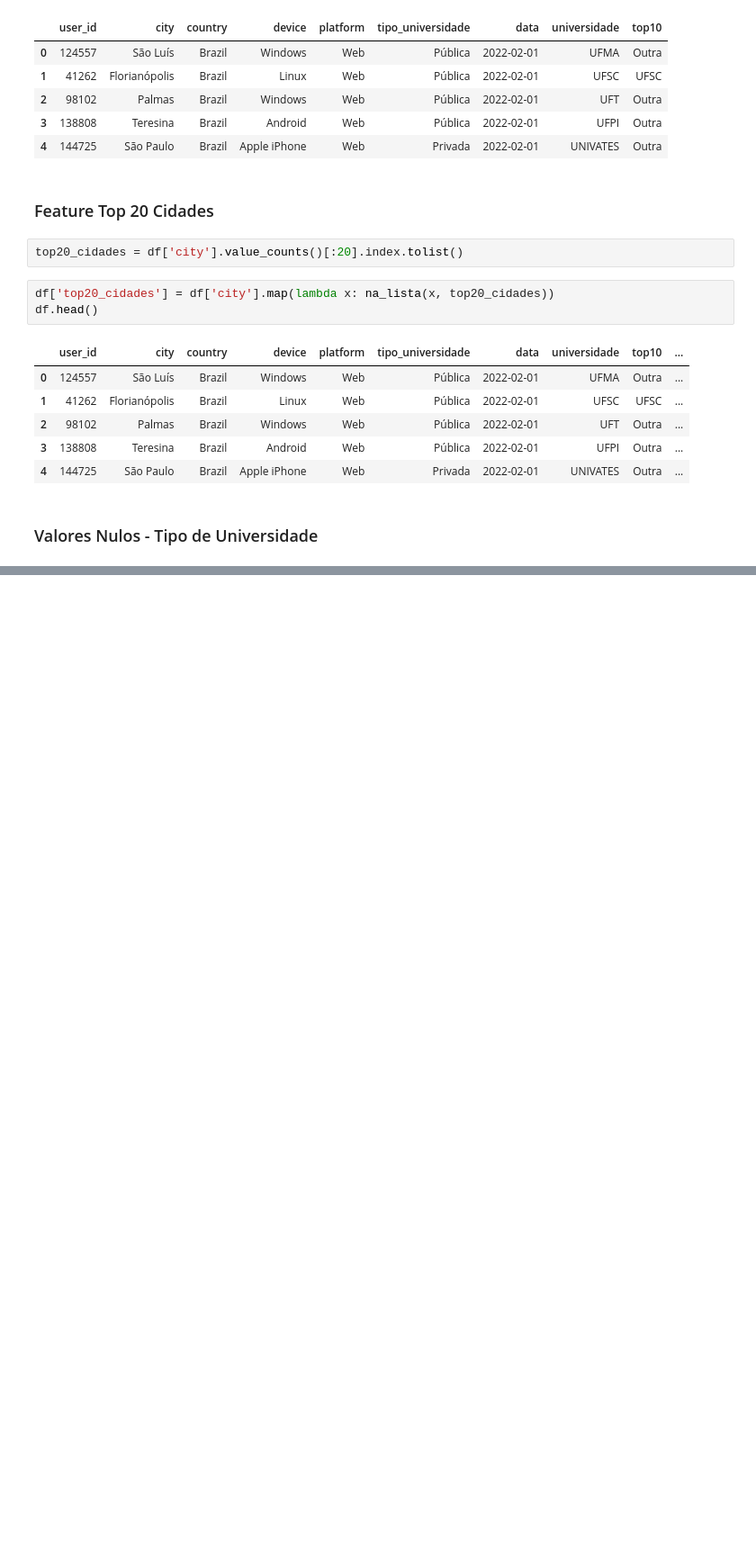
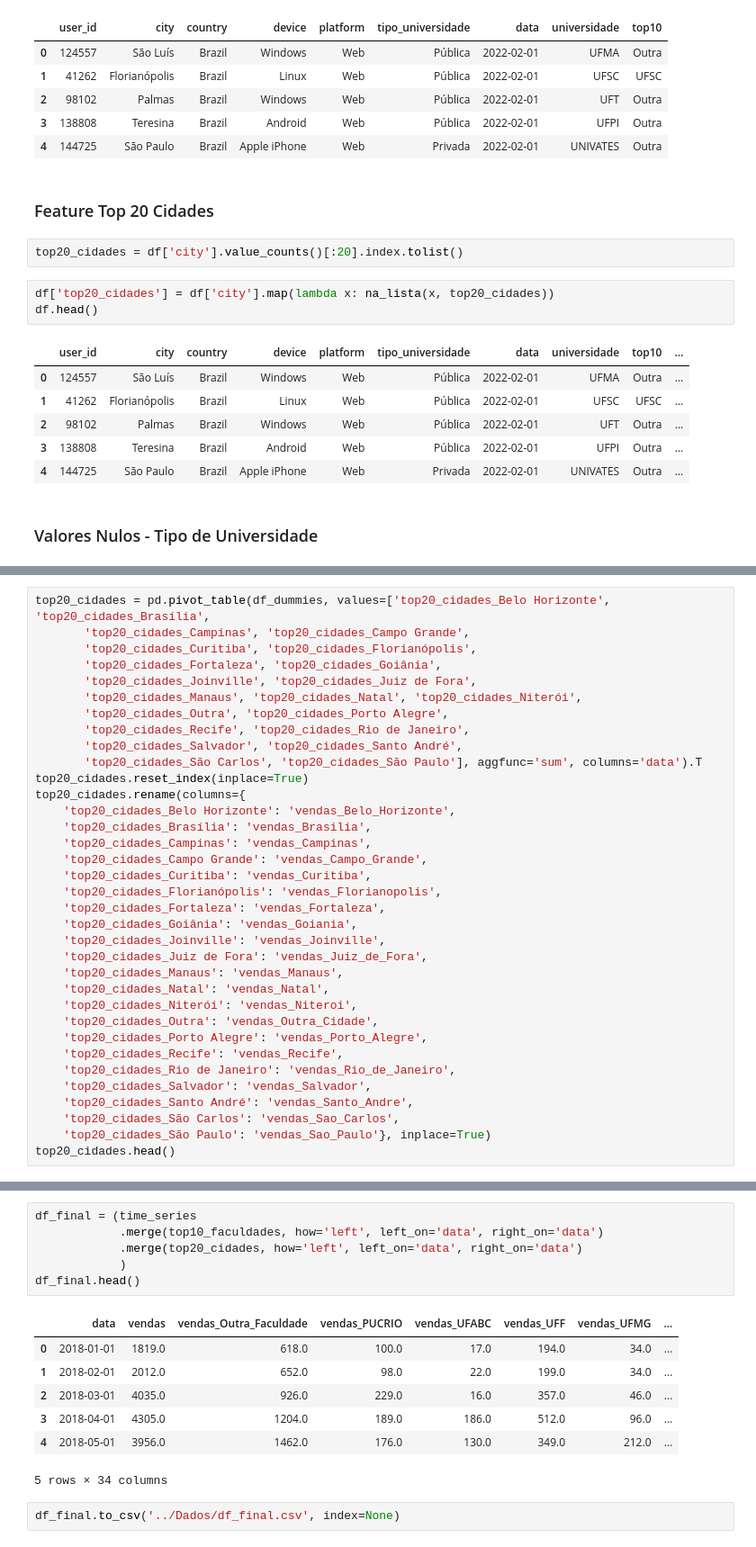
Before and after one commit to thiago-osorio/digital-house, a Jupyter notebook: projeto_integrador/Notebooks/projeto_integrador.ipynb, the cells around one changed output, grey strips where cells are left out. Shown at 90% size. Drawn from its saved outputs; the diff is of its cells as text; blank space fills up the shorter version.

```diff
--- a/projeto_integrador/Notebooks/projeto_integrador.ipynb
+++ b/projeto_integrador/Notebooks/projeto_integrador.ipynb
@@ -517,0 +553,35 @@ df.loc[df['tipo_universidade'] == 'Em branco']
+# %%
+top20_cidades = pd.pivot_table(df_dummies, values=['top20_cidades_Belo Horizonte', 'top20_cidades_Brasília',
+       'top20_cidades_Campinas', 'top20_cidades_Campo Grande',
+       'top20_cidades_Curitiba', 'top20_cidades_Florianópolis',
+       'top20_cidades_Fortaleza', 'top20_cidades_Goiânia',
+       'top20_cidades_Joinville', 'top20_cidades_Juiz de Fora',
+       'top20_cidades_Manaus', 'top20_cidades_Natal', 'top20_cidades_Niterói',
+       'top20_cidades_Outra', 'top20_cidades_Porto Alegre',
+       'top20_cidades_Recife', 'top20_cidades_Rio de Janeiro',
+       'top20_cidades_Salvador', 'top20_cidades_Santo André',
+       'top20_cidades_São Carlos', 'top20_cidades_São Paulo'], aggfunc='sum', columns='data').T
+top20_cidades.reset_index(inplace=True)
+top20_cidades.rename(columns={
+    'top20_cidades_Belo Horizonte': 'vendas_Belo_Horizonte',
+    'top20_cidades_Brasília': 'vendas_Brasilia',
+    'top20_cidades_Campinas': 'vendas_Campinas',
+    'top20_cidades_Campo Grande': 'vendas_Campo_Grande',
+    'top20_cidades_Curitiba': 'vendas_Curitiba',
+    'top20_cidades_Florianópolis': 'vendas_Florianopolis',
+    'top20_cidades_Fortaleza': 'vendas_Fortaleza',
+    'top20_cidades_Goiânia': 'vendas_Goiania',
+    'top20_cidades_Joinville': 'vendas_Joinville',
+    'top20_cidades_Juiz de Fora': 'vendas_Juiz_de_Fora',
+    'top20_cidades_Manaus': 'vendas_Manaus',
+    'top20_cidades_Natal': 'vendas_Natal',
+    'top20_cidades_Niterói': 'vendas_Niteroi',
+    'top20_cidades_Outra': 'vendas_Outra_Cidade',
+    'top20_cidades_Porto Alegre': 'vendas_Porto_Alegre',
+    'top20_cidades_Recife': 'vendas_Recife',
+    'top20_cidades_Rio de Janeiro': 'vendas_Rio_de_Janeiro',
+    'top20_cidades_Salvador': 'vendas_Salvador',
+    'top20_cidades_Santo André': 'vendas_Santo_Andre',
+    'top20_cidades_São Carlos': 'vendas_Sao_Carlos',
+    'top20_cidades_São Paulo': 'vendas_Sao_Paulo'}, inplace=True)
+top20_cidades.head()
@@ -517,0 +596,16 @@ df.loc[df['tipo_universidade'] == 'Em branco']
+# %%
+df_final = (time_series
+            .merge(top10_faculdades, how='left', left_on='data', right_on='data')
+            .merge(top20_cidades, how='left', left_on='data', right_on='data')
+            )
+df_final.head()
+# %% [output]
+|  | data | vendas | vendas_Outra_Faculdade | vendas_PUCRIO | vendas_UFABC | vendas_UFF | vendas_UFMG | ... |
+| 0 | 2018-01-01 | 1819.0 | 618.0 | 100.0 | 17.0 | 194.0 | 34.0 | ... |
+| 1 | 2018-02-01 | 2012.0 | 652.0 | 98.0 | 22.0 | 199.0 | 34.0 | ... |
+| 2 | 2018-03-01 | 4035.0 | 926.0 | 229.0 | 16.0 | 357.0 | 46.0 | ... |
+| 3 | 2018-04-01 | 4305.0 | 1204.0 | 189.0 | 186.0 | 512.0 | 96.0 | ... |
+| 4 | 2018-05-01 | 3956.0 | 1462.0 | 176.0 | 130.0 | 349.0 | 212.0 | ... |
+5 rows × 34 columns
+# %%
+df_final.to_csv('../Dados/df_final.csv', index=None)
```
Also changed, not shown: parts of 16 cells of this notebook, 1 other file.
